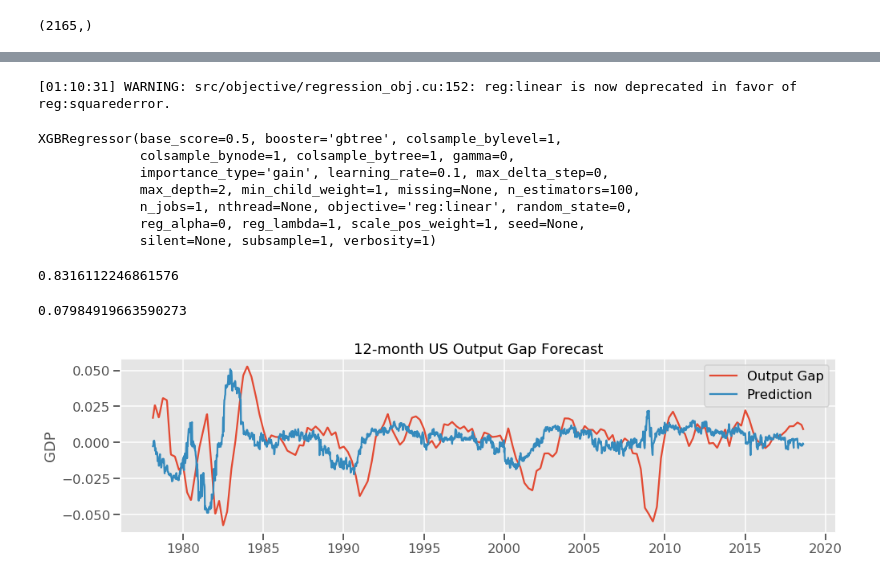
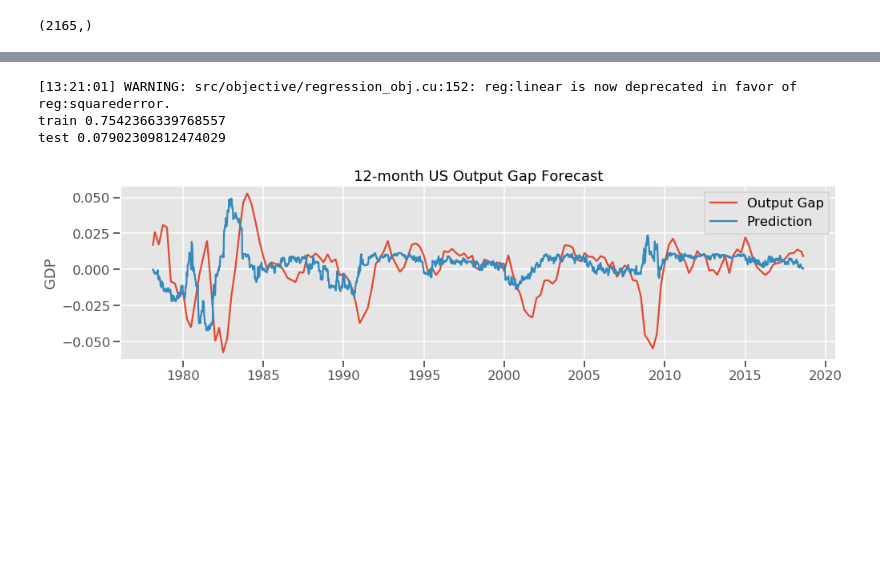
Before and after one commit to keita-dc/FlatironProject5, a Jupyter notebook: work_notebooks/work_notebook_keita_weekly_recession.ipynb, the cells around one changed output, grey strips where cells are left out. Drawn from its saved outputs; the diff is of its cells as text; code cells hidden in the pictures; blank space fills up the shorter version.

```diff
--- a/work_notebooks/work_notebook_keita_weekly_recession.ipynb
+++ b/work_notebooks/work_notebook_keita_weekly_recession.ipynb
@@ -519,0 +823,10 @@ score_dict
+# %%
+rfr = RandomForestRegressor(max_features=50,
+                            n_estimators=50,
+                            max_depth=20,
+                            min_samples_leaf=30,
+                            random_state=0
+                           )
+rfr.fit(X_train_gap, g6m_train)
+print("train: ", rfr.score(X_train_gap, g6m_train))
+print("test: ", rfr.score(X_test_gap, g6m_test))
@@ -519,0 +889,7 @@ score_dict
+# %%
+svm = SVR(C=50,
+          epsilon=10**-7,
+          gamma="auto")
+svm.fit(X_train_gap, g12m_train)
+print("train", svm.score(X_train_gap, g12m_train))
+print("test", svm.score(X_test_gap, g12m_test))
@@ -520,4 +937,11 @@ score_dict
 # %%
-rfr = RandomForestRegressor(max_features=50, n_estimators=20, max_depth=10, min_samples_leaf=30, random_state=0)
-rfr.fit(X_train, g12m_train)
+rfr = RandomForestRegressor(max_features=50,
+                            n_estimators=50,
+                            max_depth=20,
+                            min_samples_leaf=30,
+                            random_state=0
+                           )
+rfr.fit(X_train_gap, g12m_train)
+print("train: ", rfr.score(X_train_gap, g12m_train))
+print("test: ", rfr.score(X_test_gap, g12m_test))
 # %% [output]
@@ -553,20 +963,12 @@ plt.show()
 # %%
-xgr = XGBRegressor(max_depth=2, learning_rate=0.1, )
-xgr.fit(X_train, g12m_train)
+xgr = XGBRegressor(max_depth=2,
+                   learning_rate=0.13,
+                   n_estimators=40)
+xgr.fit(X_train_gap,
+        g12m_train)
+print("train", xgr.score(X_train_gap, g12m_train))
+print("test", xgr.score(X_test_gap, g12m_test))
 # %% [output]
-[01:10:31] WARNING: src/objective/regression_obj.cu:152: reg:linear is now deprecated in favor of reg:squarederror.
+[13:21:01] WARNING: src/objective/regression_obj.cu:152: reg:linear is now deprecated in favor of reg:squarederror.
+train 0.7542366339768557
+test 0.07902309812474029
-XGBRegressor(base_score=0.5, booster='gbtree', colsample_bylevel=1,
-             colsample_bynode=1, colsample_bytree=1, gamma=0,
-             importance_type='gain', learning_rate=0.1, max_delta_step=0,
-             max_depth=2, min_child_weight=1, missing=None, n_estimators=100,
-             n_jobs=1, nthread=None, objective='reg:linear', random_state=0,
-             reg_alpha=0, reg_lambda=1, scale_pos_weight=1, seed=None,
-             silent=None, subsample=1, verbosity=1)
-# %%
-xgr.score(X_train, g12m_train)
-# %% [output]
-0.8316112246861576
-# %%
-xgr.score(X_test, g12m_test)
-# %% [output]
-0.07984919663590273
@@ -577,10 +975,13 @@ pred.columns = ["pred"]
 # %%
+pred = pd.DataFrame(xgr.predict((X_pca_gap[:, :n_pc])))
+pred.set_index(X.index, inplace=True)
+pred.columns = ["pred"]
 fig = plt.figure(figsize=(16,4))
 ax = plt.plot(pd.merge(df_merged.gap[X_scaled.index], pred, on="date"))
 plt.title("12-month US Output Gap Forecast")
 plt.ylabel("GDP")
 plt.legend(["Output Gap", "Prediction"])
 plt.savefig("../images/12m_gap_xgr")
 plt.show()
 # %% [output]
-[figure, old version]
+[figure, new version]
```
Also changed, not shown: parts of 122 cells of this notebook.
